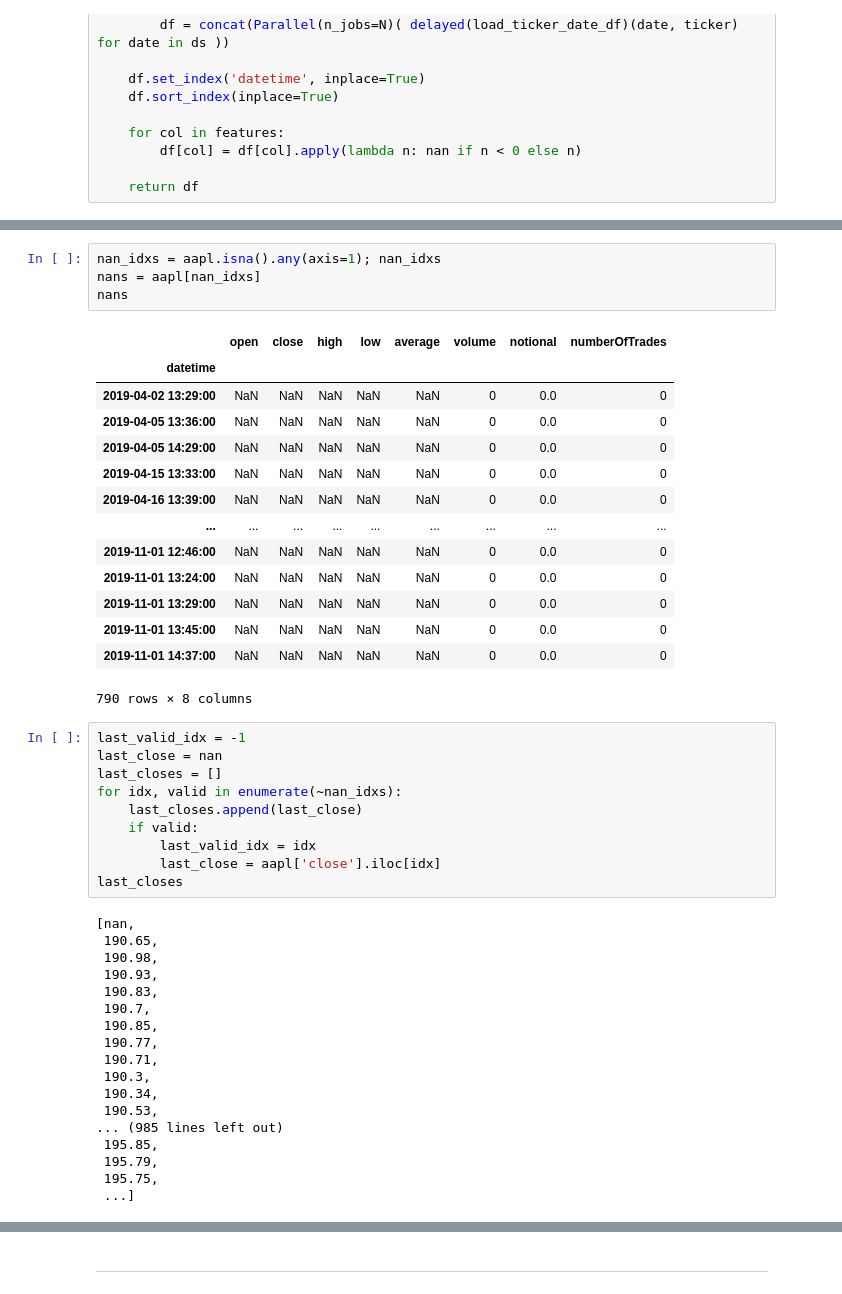
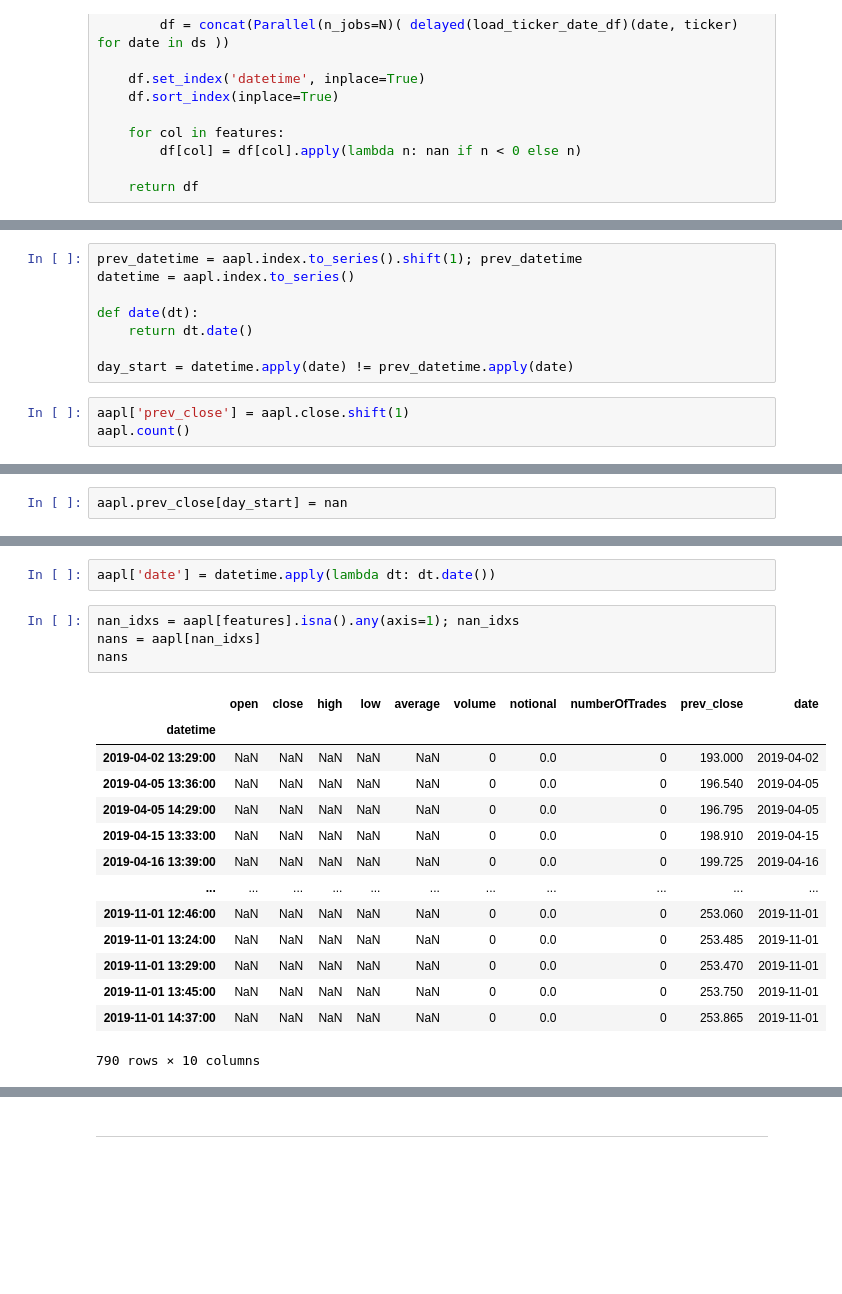
Before and after one commit to ryan-williams/pipelines, a Jupyter notebook: notebooks/Recurring runs example.ipynb, the cells around one changed output, grey strips where cells are left out. Drawn from its saved outputs; the diff is of its cells as text; blank space fills up the shorter version.

```diff
--- a/notebooks/Recurring runs example.ipynb
+++ b/notebooks/Recurring runs example.ipynb
@@ -203,3 +212,14 @@ Wall time: 5.05 s
 | 2019-11-01 15:58:00 | 255.730 | 255.665 | 255.780 | 255.61 | 255.661 | 8396 | 2146526.195 | 88 |
 | 2019-11-01 15:59:00 | 255.665 | 255.880 | 255.880 | 255.65 | 255.743 | 11754 | 3006000.545 | 72 |
 56367 rows × 8 columns
+# %%
+prev_datetime = aapl.index.to_series().shift(1); prev_datetime
+datetime = aapl.index.to_series()
+
+def date(dt):
+    return dt.date()
+
+day_start = datetime.apply(date) != prev_datetime.apply(date)
+# %%
+aapl['prev_close'] = aapl.close.shift(1)
+aapl.count()
@@ -205,0 +237,2 @@ Wall time: 5.05 s
+# %%
+aapl.prev_close[day_start] = nan
@@ -218,47 +274,21 @@ dtype: int64
+# %%
+aapl['date'] = datetime.apply(lambda dt: dt.date())
 # %%
-nan_idxs = aapl.isna().any(axis=1); nan_idxs
+nan_idxs = aapl[features].isna().any(axis=1); nan_idxs
 nans = aapl[nan_idxs]
 nans
 # %% [output]
-|  | open | close | high | low | average | volume | notional | numberOfTrades |
-| datetime |  |  |  |  |  |  |  |  |
-| 2019-04-02 13:29:00 | NaN | NaN | NaN | NaN | NaN | 0 | 0.0 | 0 |
-| 2019-04-05 13:36:00 | NaN | NaN | NaN | NaN | NaN | 0 | 0.0 | 0 |
-| 2019-04-05 14:29:00 | NaN | NaN | NaN | NaN | NaN | 0 | 0.0 | 0 |
-| 2019-04-15 13:33:00 | NaN | NaN | NaN | NaN | NaN | 0 | 0.0 | 0 |
-| 2019-04-16 13:39:00 | NaN | NaN | NaN | NaN | NaN | 0 | 0.0 | 0 |
-| ... | ... | ... | ... | ... | ... | ... | ... | ... |
-| 2019-11-01 12:46:00 | NaN | NaN | NaN | NaN | NaN | 0 | 0.0 | 0 |
-| 2019-11-01 13:24:00 | NaN | NaN | NaN | NaN | NaN | 0 | 0.0 | 0 |
-| 2019-11-01 13:29:00 | NaN | NaN | NaN | NaN | NaN | 0 | 0.0 | 0 |
-| 2019-11-01 13:45:00 | NaN | NaN | NaN | NaN | NaN | 0 | 0.0 | 0 |
-| 2019-11-01 14:37:00 | NaN | NaN | NaN | NaN | NaN | 0 | 0.0 | 0 |
+|  | open | close | high | low | average | volume | notional | numberOfTrades | prev_close | date |
+| datetime |  |  |  |  |  |  |  |  |  |  |
+| 2019-04-02 13:29:00 | NaN | NaN | NaN | NaN | NaN | 0 | 0.0 | 0 | 193.000 | 2019-04-02 |
+| 2019-04-05 13:36:00 | NaN | NaN | NaN | NaN | NaN | 0 | 0.0 | 0 | 196.540 | 2019-04-05 |
+| 2019-04-05 14:29:00 | NaN | NaN | NaN | NaN | NaN | 0 | 0.0 | 0 | 196.795 | 2019-04-05 |
+| 2019-04-15 13:33:00 | NaN | NaN | NaN | NaN | NaN | 0 | 0.0 | 0 | 198.910 | 2019-04-15 |
+| 2019-04-16 13:39:00 | NaN | NaN | NaN | NaN | NaN | 0 | 0.0 | 0 | 199.725 | 2019-04-16 |
+| ... | ... | ... | ... | ... | ... | ... | ... | ... | ... | ... |
+| 2019-11-01 12:46:00 | NaN | NaN | NaN | NaN | NaN | 0 | 0.0 | 0 | 253.060 | 2019-11-01 |
+| 2019-11-01 13:24:00 | NaN | NaN | NaN | NaN | NaN | 0 | 0.0 | 0 | 253.485 | 2019-11-01 |
+| 2019-11-01 13:29:00 | NaN | NaN | NaN | NaN | NaN | 0 | 0.0 | 0 | 253.470 | 2019-11-01 |
+| 2019-11-01 13:45:00 | NaN | NaN | NaN | NaN | NaN | 0 | 0.0 | 0 | 253.750 | 2019-11-01 |
+| 2019-11-01 14:37:00 | NaN | NaN | NaN | NaN | NaN | 0 | 0.0 | 0 | 253.865 | 2019-11-01 |
-790 rows × 8 columns
+790 rows × 10 columns
-# %%
-last_valid_idx = -1
-last_close = nan
-last_closes = []
-for idx, valid in enumerate(~nan_idxs):
-    last_closes.append(last_close)
-    if valid:
-        last_valid_idx = idx
-        last_close = aapl['close'].iloc[idx]
-last_closes
-# %% [output]
-[nan,
- 190.65,
- 190.98,
- 190.93,
- 190.83,
- 190.7,
- 190.85,
- 190.77,
- 190.71,
- 190.3,
- 190.34,
- 190.53,
-... (985 lines left out)
- 195.85,
- 195.79,
- 195.75,
- ...]
```
Also changed, not shown: parts of 122 cells of this notebook.
